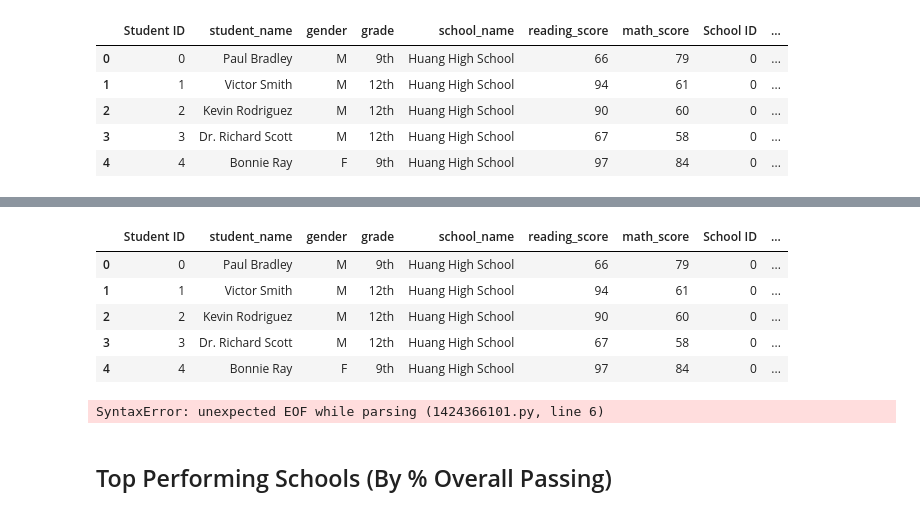
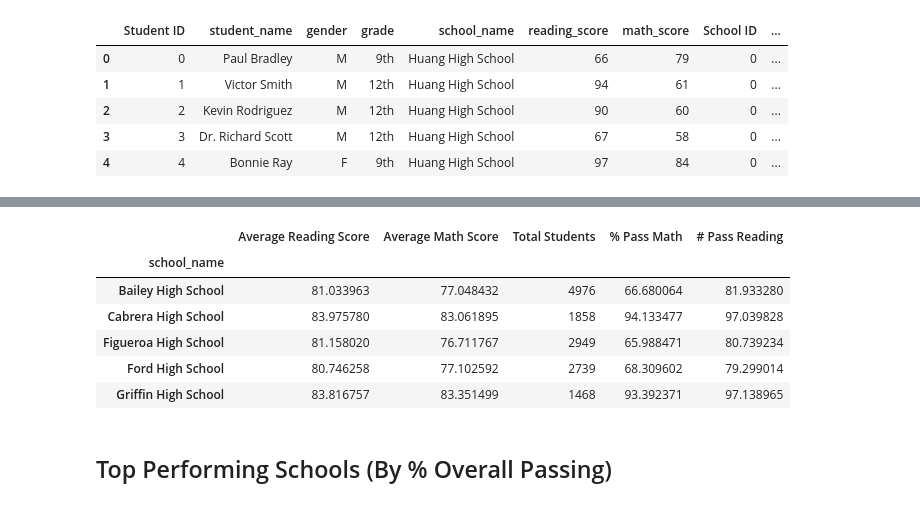
Before and after one commit to j-eikens/pandas-challenge, a Jupyter notebook: PyCitySchools/PyCitySchools_starter.ipynb, the cells around one changed output, grey strips where cells are left out. Cells and saved outputs as stored; diff of their text form; code cells hidden in the pictures.

Commit message:
%math and %read completed

```diff
--- a/PyCitySchools/PyCitySchools_starter.ipynb
+++ b/PyCitySchools/PyCitySchools_starter.ipynb
@@ -189,3 +189,4 @@ bins = [0, 69.9, 100]
 group_labels = [0 , 1]
 
 school_split_df["Math Pass/Fail"] = pd.cut(school_split_df['math_score'], bins, labels=group_labels)
+school_split_df["Reading Pass/Fail"] = pd.cut(school_split_df['reading_score'], bins, labels=group_labels)
@@ -194,5 +193,7 @@ school_split_df["Math Pass/Fail"] = pd.cut(school_split_df['math_score'], bins,
 # %%
+#casting
 school_split_df["Math Pass/Fail"] = school_split_df["Math Pass/Fail"].astype("int")
+school_split_df["Reading Pass/Fail"] = school_split_df["Reading Pass/Fail"].astype("int")
 # %%
 school_split_df.head()
 # %% [output]
@@ -251,5 +235,5 @@ group_df[["Math Pass/Fail"]].count()
 reading_score_average = group_df["reading_score"].mean()
 math_score_average = group_df['math_score'].mean()
 total_students = group_df['Student ID'].count()
-count_math_pass = group_df[["Math Pass/Fail"]].count()
-percent_math_pass = count_math_pass / total_students * 100
+percent_math_pass = (group_df["Math Pass/Fail"].sum() / group_df['Student ID'].count()) * 100
+percent_read_pass = (group_df["Reading Pass/Fail"].sum() / group_df['Student ID'].count()) * 100
@@ -276,18 +240,16 @@ percent_math_pass
-# %%
-school_split_df.head()
-# %% [output]
-|  | Student ID | student_name | gender | grade | school_name | reading_score | math_score | School ID | ... |
-| 0 | 0 | Paul Bradley | M | 9th | Huang High School | 66 | 79 | 0 | ... |
-| 1 | 1 | Victor Smith | M | 12th | Huang High School | 94 | 61 | 0 | ... |
-| 2 | 2 | Kevin Rodriguez | M | 12th | Huang High School | 90 | 60 | 0 | ... |
-| 3 | 3 | Dr. Richard Scott | M | 12th | Huang High School | 67 | 58 | 0 | ... |
-| 4 | 4 | Bonnie Ray | F | 9th | Huang High School | 97 | 84 | 0 | ... |
 # %%
 school_summary_df = pd.DataFrame({'Average Reading Score': reading_score_average,
                                  'Average Math Score': math_score_average,
                                  'Total Students': total_students,
-                                 #'% Pass Math': percent_math_pass})
+                                 '% Pass Math': percent_math_pass,
+                                 '# Pass Reading': percent_read_pass})
 
-#school_summary_df
+school_summary_df.head()
 # %% [output]
-SyntaxError: unexpected EOF while parsing (1424366101.py, line 6)
+|  | Average Reading Score | Average Math Score | Total Students | % Pass Math | # Pass Reading |
+| school_name |  |  |  |  |  |
+| Bailey High School | 81.033963 | 77.048432 | 4976 | 66.680064 | 81.933280 |
+| Cabrera High School | 83.975780 | 83.061895 | 1858 | 94.133477 | 97.039828 |
+| Figueroa High School | 81.158020 | 76.711767 | 2949 | 65.988471 | 80.739234 |
+| Ford High School | 80.746258 | 77.102592 | 2739 | 68.309602 | 79.299014 |
+| Griffin High School | 83.816757 | 83.351499 | 1468 | 93.392371 | 97.138965 |
```
Also changed, not shown: parts of 6 cells of this notebook.
